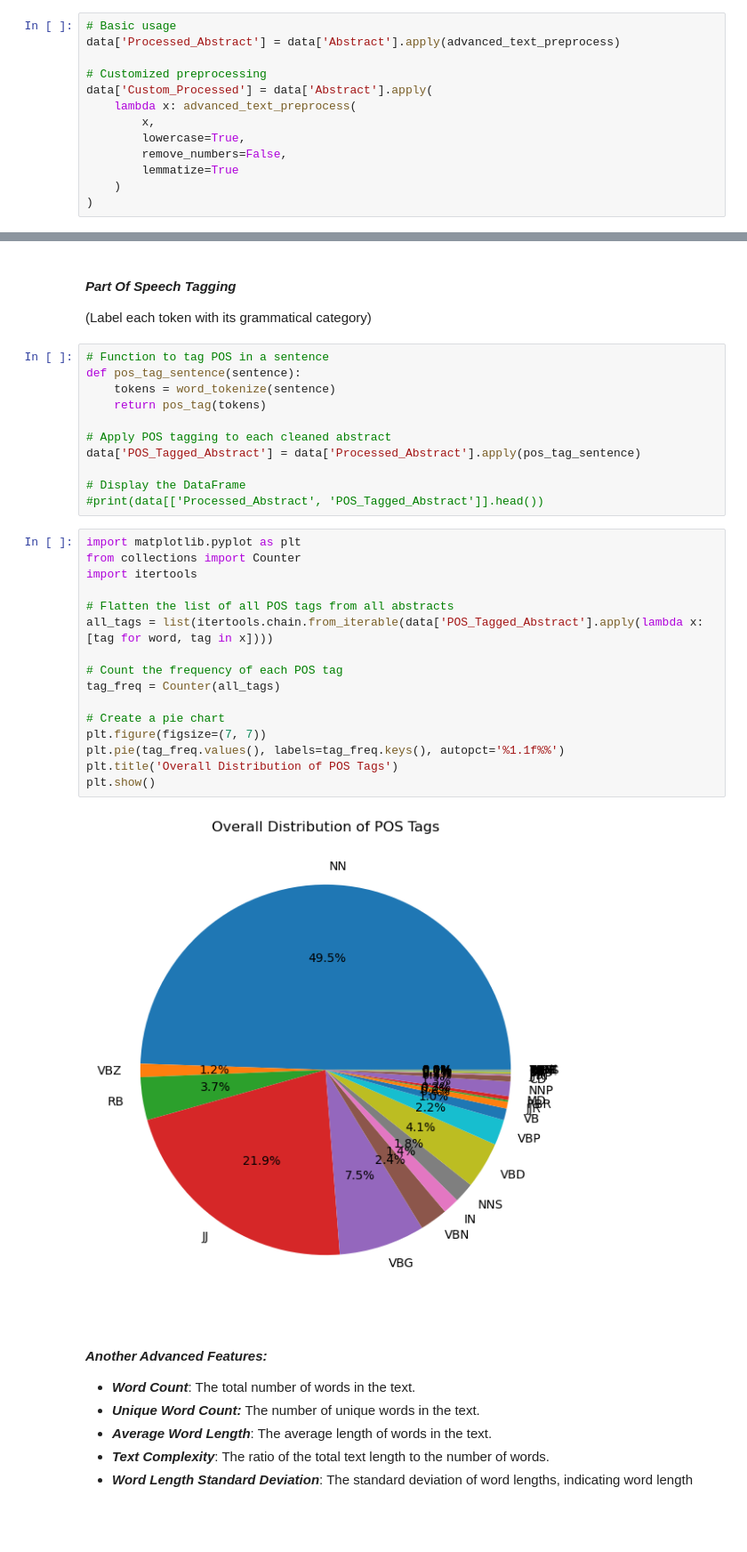
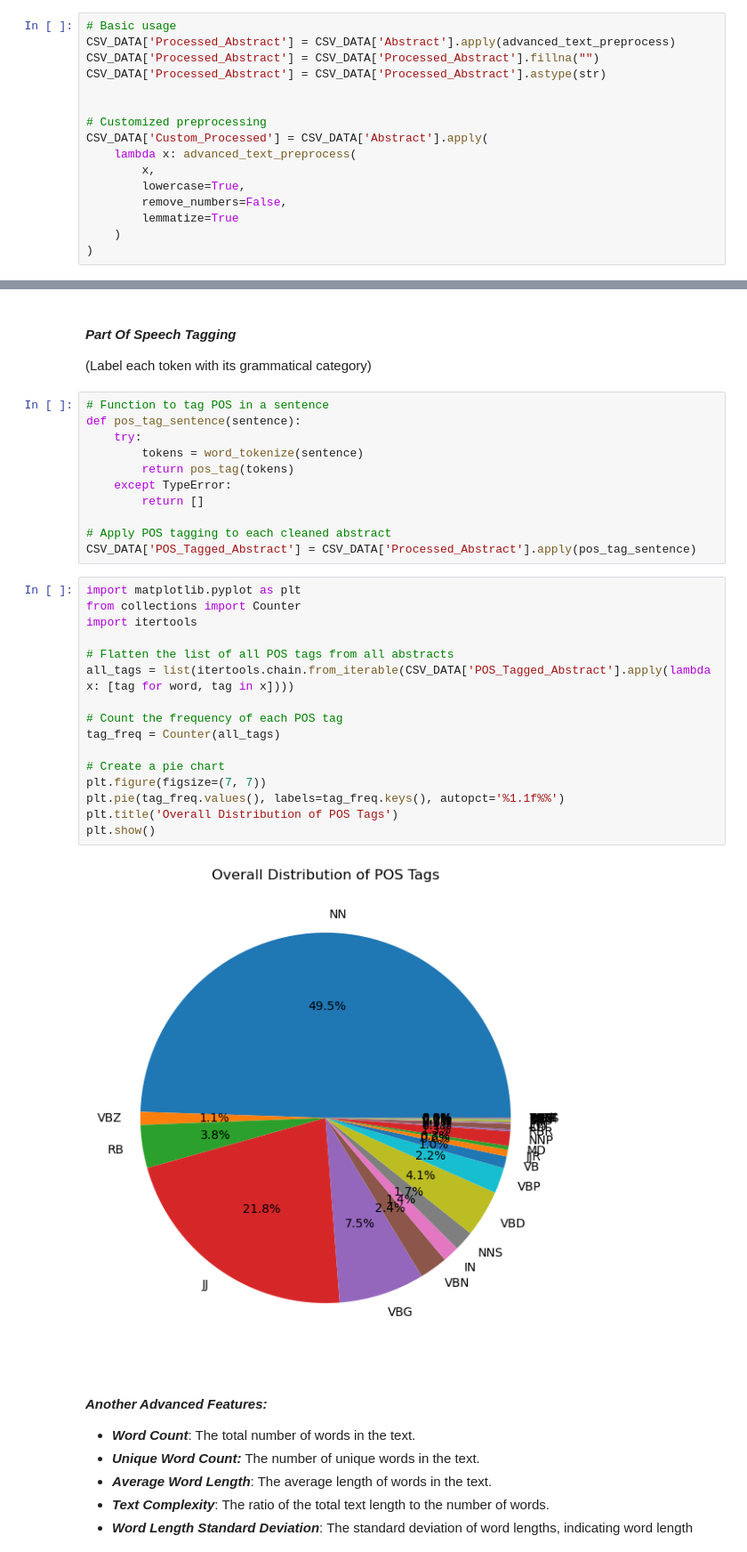
Before and after one commit to RafaelSGil/Edu-AI, a Jupyter notebook: notebook/EduAI.ipynb, the cells around one changed output, grey strips where cells are left out. Shown at 89% size. Saved outputs shown, nothing was run; the diff lists cells and outputs as text; blank space fills up the shorter version.

```diff
--- a/notebook/EduAI.ipynb
+++ b/notebook/EduAI.ipynb
@@ -674,10 +689,13 @@ def advanced_text_preprocess(
 #### *Apply **Preprocessing** to Abstracts*
 # %%
 # Basic usage
-data['Processed_Abstract'] = data['Abstract'].apply(advanced_text_preprocess)
+CSV_DATA['Processed_Abstract'] = CSV_DATA['Abstract'].apply(advanced_text_preprocess)
+CSV_DATA['Processed_Abstract'] = CSV_DATA['Processed_Abstract'].fillna("")
+CSV_DATA['Processed_Abstract'] = CSV_DATA['Processed_Abstract'].astype(str)
+
 
 # Customized preprocessing
-data['Custom_Processed'] = data['Abstract'].apply(
+CSV_DATA['Custom_Processed'] = CSV_DATA['Abstract'].apply(
     lambda x: advanced_text_preprocess(
         x,
         lowercase=True,
@@ -868,32 +886,32 @@ plt.show()
 # %%
 # Function to tag POS in a sentence
 def pos_tag_sentence(sentence):
-    tokens = word_tokenize(sentence)
-    return pos_tag(tokens)
+    try:
+        tokens = word_tokenize(sentence)
+        return pos_tag(tokens)
+    except TypeError:
+        return []
 
 # Apply POS tagging to each cleaned abstract
-data['POS_Tagged_Abstract'] = data['Processed_Abstract'].apply(pos_tag_sentence)
-
-# Display the DataFrame
-#print(data[['Processed_Abstract', 'POS_Tagged_Abstract']].head())
+CSV_DATA['POS_Tagged_Abstract'] = CSV_DATA['Processed_Abstract'].apply(pos_tag_sentence)
 # %%
 import matplotlib.pyplot as plt
 from collections import Counter
 import itertools
 
 # Flatten the list of all POS tags from all abstracts
-all_tags = list(itertools.chain.from_iterable(data['POS_Tagged_Abstract'].apply(lambda x: [tag for word, tag in x])))
+all_tags = list(itertools.chain.from_iterable(CSV_DATA['POS_Tagged_Abstract'].apply(lambda x: [tag for word, tag in x])))
 
 # Count the frequency of each POS tag
 tag_freq = Counter(all_tags)
 
 # Create a pie chart
 plt.figure(figsize=(7, 7))
 plt.pie(tag_freq.values(), labels=tag_freq.keys(), autopct='%1.1f%%')
 plt.title('Overall Distribution of POS Tags')
 plt.show()
 # %% [output]
-[figure, old version]
+[figure, new version]
 # %% [markdown]
 #### ***Another Advanced Features:***
 - ***Word Count***: The total number of words in the text.
```
Also changed, not shown: parts of 32 cells of this notebook, 1 other file.
